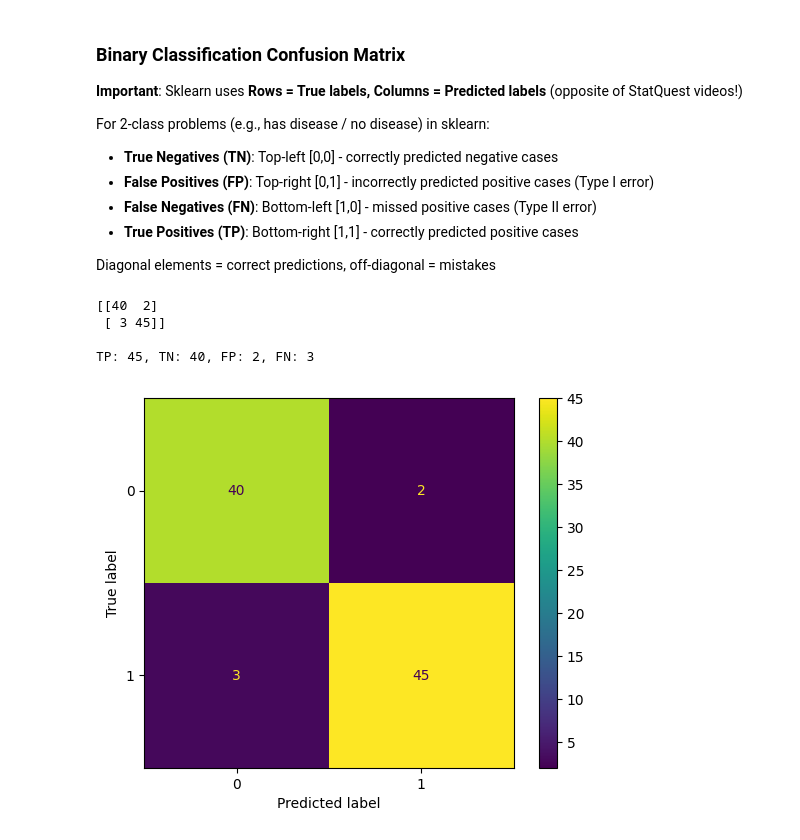
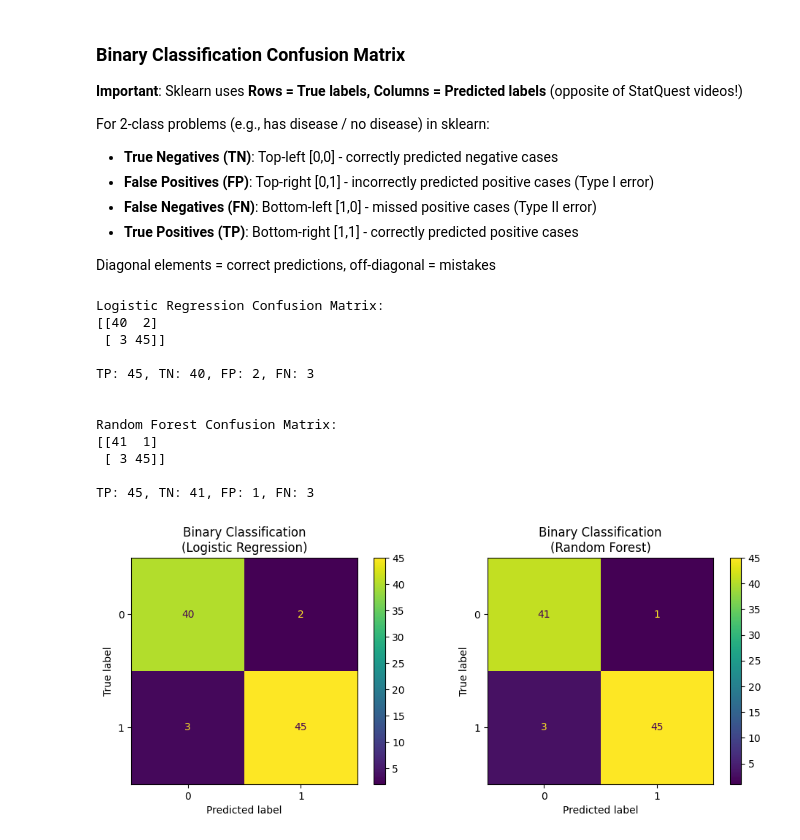
Before and after one commit to abdullahmeda/ml, a Jupyter notebook: ml/basics/confusion_matrix.ipynb, the cells around one changed output. Saved outputs shown, nothing was run; the diff lists cells and outputs as text; code cells hidden in the pictures.

Commit message:
add metrics

```diff
--- a/ml/basics/confusion_matrix.ipynb
+++ b/ml/basics/confusion_matrix.ipynb
@@ -54,18 +54,42 @@ Diagonal elements = correct predictions, off-diagonal = mistakes
 # %%
 from sklearn.metrics import confusion_matrix
 
-cm = confusion_matrix(y_test, y_pred_lr)
+lr_cm = confusion_matrix(y_test, y_pred_lr)
+rf_cm = confusion_matrix(y_test, y_pred_rf)
 
-print(cm)
-print(f"\nTP: {cm[1,1]}, TN: {cm[0,0]}, FP: {cm[0,1]}, FN: {cm[1,0]}")
+print(f"Logistic Regression Confusion Matrix:")
+print(lr_cm)
+print(f"\nTP: {lr_cm[1,1]}, TN: {lr_cm[0,0]}, FP: {lr_cm[0,1]}, FN: {lr_cm[1,0]}")
+
+print(f"\n\nRandom Forest Confusion Matrix:")
+print(rf_cm)
+print(f"\nTP: {rf_cm[1,1]}, TN: {rf_cm[0,0]}, FP: {rf_cm[0,1]}, FN: {rf_cm[1,0]}")
 # %% [output]
+Logistic Regression Confusion Matrix:
 [[40  2]
  [ 3 45]]
 
 TP: 45, TN: 40, FP: 2, FN: 3
+
+
+Random Forest Confusion Matrix:
+[[41  1]
+ [ 3 45]]
+
+TP: 45, TN: 41, FP: 1, FN: 3
-# %%
-from sklearn.metrics import ConfusionMatrixDisplay
-
-_ = ConfusionMatrixDisplay.from_predictions(y_test, y_pred_lr)
-# %% [output]
-[figure, removed]
+# %%
+from sklearn.metrics import ConfusionMatrixDisplay
+import matplotlib.pyplot as plt
+
+fig, (ax1, ax2) = plt.subplots(1, 2, figsize=(10, 4))
+
+_ = ConfusionMatrixDisplay.from_predictions(y_test, y_pred_lr, ax=ax1)
+_ = ConfusionMatrixDisplay.from_predictions(y_test, y_pred_rf, ax=ax2)
+
+ax1.set_title('Binary Classification\n(Logistic Regression)')
+ax2.set_title('Binary Classification\n(Random Forest)')
+
+plt.tight_layout()
+plt.show()
+# %% [output]
+[figure, added]
```
Also changed, not shown: parts of 6 cells of this notebook.
